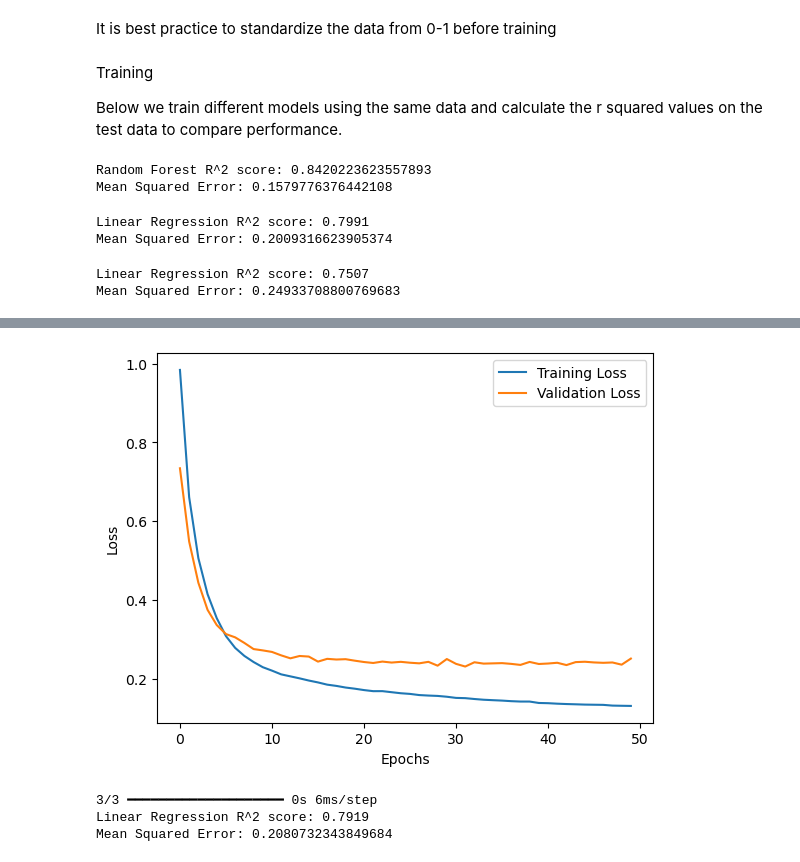
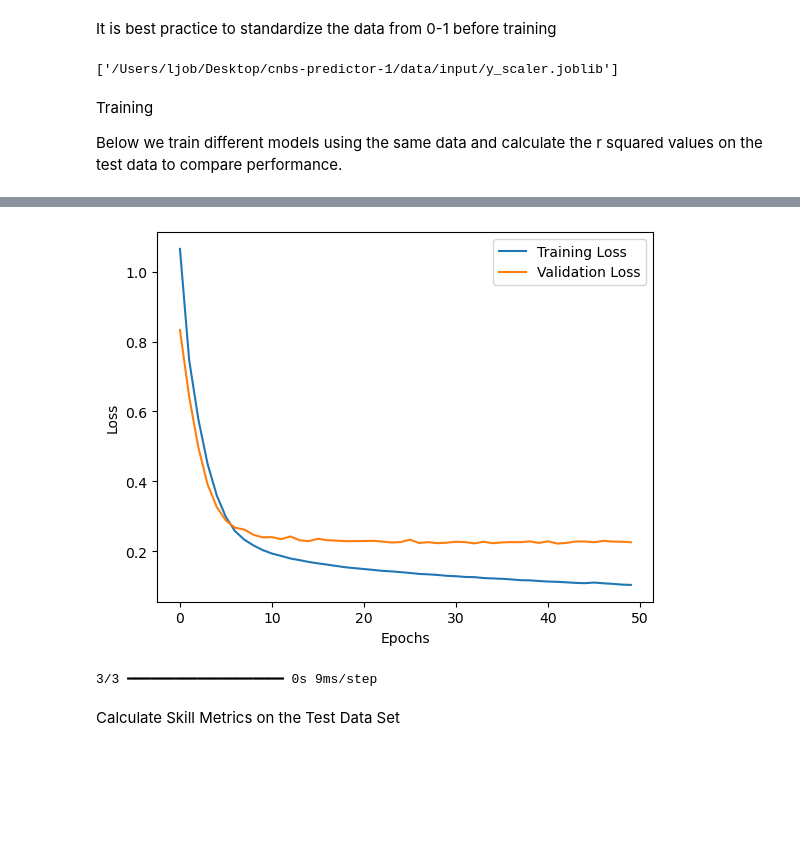
Before and after one commit to great-lakes-ai-lab/cnbs-predictor, a Jupyter notebook: notebooks/production/0_LEF_model_training_cnbs.ipynb, the cells around one changed output, grey strips where cells are left out. Drawn from its saved outputs; the diff is of its cells as text; code cells hidden in the pictures; blank space fills up the shorter version.

```diff
--- a/notebooks/production/0_LEF_model_training_cnbs.ipynb
+++ b/notebooks/production/0_LEF_model_training_cnbs.ipynb
@@ -123,7 +122,7 @@ shifted_targets = shift_variables(targets, lag=0, lead=0)
 # %%
-# Make sure the indices/dates align after the shifts
-aligned_y = shifted_targets.loc[shifted_X.index]
+# Make sure the features and target indices/dates align
+aligned_y = targets.loc[X.index]
 
 print(f'Number of Targets: {aligned_y.shape[1]}')
-print(f'Number of Features: {shifted_X.shape[1]}')
+print(f'Number of Features: {X.shape[1]}')
 # %% [output]
@@ -140,9 +139,9 @@ train_end_date = '2004-12-01'
 val_start_date = '2005-01-01'
 val_end_date = '2011-01-01'
 
-X_train = shifted_X[train_start_date:train_end_date]
+X_train = X[train_start_date:train_end_date]
 y_train = aligned_y[train_start_date:train_end_date]
-X_test = shifted_X[val_start_date:val_end_date]
+X_test = X[val_start_date:val_end_date]
 y_test = aligned_y[val_start_date:val_end_date]
 # %% [markdown]
 It is best practice to standardize the data from 0-1 before training
@@ -151,9 +150,14 @@ It is best practice to standardize the data from 0-1 before training
 x_scaler = StandardScaler()
 y_scaler = StandardScaler()
 X_train_scaled = x_scaler.fit_transform(X_train)
-X_test_scaled = x_scaler.fit_transform(X_test)
+X_test_scaled = x_scaler.transform(X_test)
 y_train_scaled = y_scaler.fit_transform(y_train)
-y_test_scaled = y_scaler.fit_transform(y_test)
+y_test_scaled = y_scaler.transform(y_test)
+
+joblib.dump(x_scaler, dir + 'input/x_scaler.joblib')
+joblib.dump(y_scaler, dir + 'input/y_scaler.joblib')
+# %% [output]
+['/Users/ljob/Desktop/cnbs-predictor-1/data/input/y_scaler.joblib']
 # %% [markdown]
 Training
 
@@ -183,21 +187,9 @@ gpr.fit(X_train_scaled, y_train_scaled)
 
 # Save the trained model
 joblib.dump(gpr, dir +'input/GP_trained_model.joblib')
-joblib.dump(x_scaler, dir + 'input/x_scaler.joblib')
-joblib.dump(y_scaler, dir + 'input/y_scaler.joblib')
 
 # Predictions
 y_pred_GP, sigma = gpr.predict(X_test_scaled, return_std=True)
-
-# Calculate R2 and MSE
-mse_gp = mean_squared_error(y_test_scaled, y_pred_GP)
-r2_gp = r2_score(y_test_scaled, y_pred_GP)
-
-print(f"Random Forest R^2 score: {r2_gp}")
-print(f"Mean Squared Error: {mse_gp}")
-# %% [output]
-Random Forest R^2 score: 0.8420223623557893
-Mean Squared Error: 0.1579776376442108
 # %%
 ## Linear Regression ##
 
@@ -212,16 +204,6 @@ joblib.dump(trained_LR, dir + 'input/LR_trained_model.joblib')
 
 # Predict on the test set
 y_pred_LR = trained_LR.predict(X_test_scaled)
-
-# Calculate R2 and MSE
-mse_lr = mean_squared_error(y_test_scaled, y_pred_LR)
-r2_lr = r2_score(y_test_scaled, y_pred_LR)
-
-print(f"Linear Regression R^2 score: {r2_lr:.4f}")
-print(f"Mean Squared Error: {mse_lr}")
-# %% [output]
-Linear Regression R^2 score: 0.7991
-Mean Squared Error: 0.2009316623905374
 # %%
 ## Random Forest Regressor Model:
 
@@ -235,22 +217,12 @@ trained_RFR = rfr_model.fit(X_train_scaled, y_train_scaled)
 joblib.dump(trained_RFR, dir + 'input/RF_trained_model.joblib')
 
 # Predict on the test set
-y_pred_rfr = trained_RFR.predict(X_test_scaled)
-
-# Calculate Mean Squared Error
-mse_rf = mean_squared_error(y_test_scaled, y_pred_rfr)
-r2_rf = r2_score(y_test_scaled, y_pred_rfr)
-
-print(f"Linear Regression R^2 score: {r2_rf:.4f}")
-print(f"Mean Squared Error: {mse_rf}")
+y_pred_RFR = trained_RFR.predict(X_test_scaled)
-# %% [output]
-Linear Regression R^2 score: 0.7507
-Mean Squared Error: 0.24933708800769683
 # %%
 ## Neural Network ##
 
 # Define the neural network architecture
-model = tf.keras.Sequential([
+nn_model = tf.keras.Sequential([
     tf.keras.layers.Input(shape=(X_train.shape[1],)),
     tf.keras.layers.Dense(128, activation='relu'),
     tf.keras.layers.Dense(64, activation='relu'),
@@ -258,10 +230,10 @@ model = tf.keras.Sequential([
 ])
 
 # Compile the model
-model.compile(optimizer='adam', loss='mse', metrics=['mae']) # Using mean squared error (mse) as the loss function
+nn_model.compile(optimizer='adam', loss='mse', metrics=['mae']) # Using mean squared error (mse) as the loss function
 
 # Fit the model to the training data
-history = model.fit(X_train_scaled, y_train_scaled, epochs=50, batch_size=32, validation_split=0.2, verbose=1)#, callbacks=[early_stopping])
+history = nn_model.fit(X_train_scaled, y_train_scaled, epochs=50, batch_size=32, validation_split=0.2, verbose=1)#, callbacks=[early_stopping])
 
 # Plotting the training and validation loss
 import matplotlib.pyplot as plt
@@ -274,16 +246,9 @@ plt.legend()
 plt.show()
 
 # Save the trained model
-joblib.dump(model,dir + 'input/NN_trained_model.joblib')
+joblib.dump(nn_model,dir + 'input/NN_trained_model.joblib')
 
 # Predict on the test set
-y_pred_nn = model.predict(X_test_scaled)
-
-# Calculate Mean Squared Error
-mse_nn = mean_squared_error(y_test_scaled, y_pred_nn)
-r2_nn = r2_score(y_test_scaled, y_pred_nn)
-
-print(f"Linear Regression R^2 score: {r2_nn:.4f}")
-print(f"Mean Squared Error: {mse_nn}")
+y_pred_NN = nn_model.predict(X_test_scaled)
 # %% [output]
 Epoch 1/50
@@ -306,4 +271,4 @@ Epoch 50/50
-[figure, old version]
+[figure, new version]
-3/3 ━━━━━━━━━━━━━━━━━━━━ 0s 6ms/step
-Linear Regression R^2 score: 0.7919
-Mean Squared Error: 0.2080732343849684
+3/3 ━━━━━━━━━━━━━━━━━━━━ 0s 9ms/step
+# %% [markdown]
+Calculate Skill Metrics on the Test Data Set
```
Also changed, not shown: parts of 12 cells of this notebook, 16 other files.
